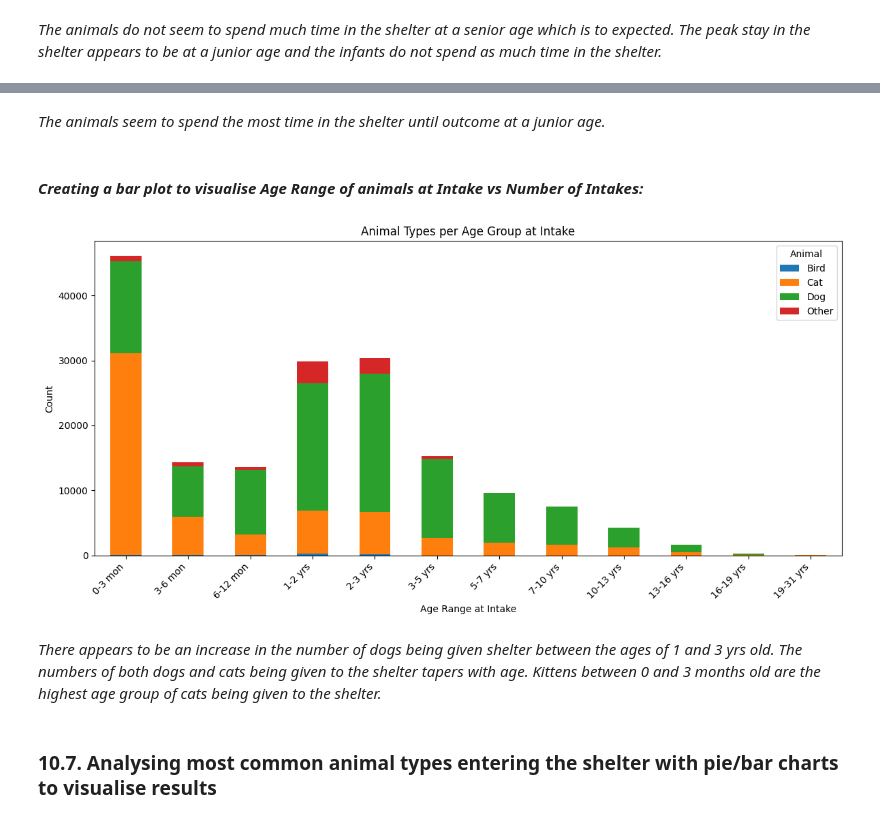
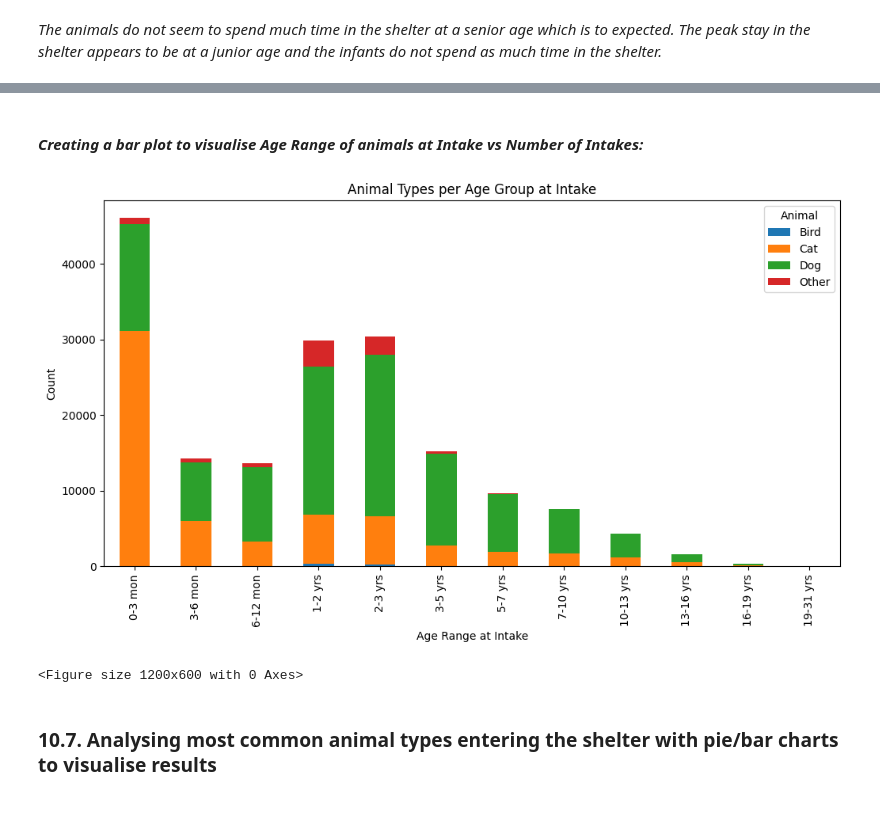
Before and after one commit to a-messmer/AAC_prelim_data_analysis_project, a Jupyter notebook: Project-api.ipynb, the cells around one changed output, grey strips where cells are left out. Saved outputs shown, nothing was run; the diff lists cells and outputs as text; code cells hidden in the pictures.

```diff
--- a/Project-api.ipynb
+++ b/Project-api.ipynb
@@ -1308,28 +1302,25 @@ plt.show()
-# %% [markdown]
-*The animals seem to spend the most time in the shelter until outcome at a junior age.*
 # %% [markdown]
 #### *Creating a bar plot to visualise Age Range of animals at Intake vs Number of Intakes:*
 # %%
 # ensuring 'Age Range at Intake' column is string type:
 shelter_df['Animal', 'Age Range at Intake'] = shelter_df['Age Range at Intake'].astype(str)
 
 # Grouping and counting data by Age Range at Intake and Animal type:
 ageAnimalCounts = shelter_df.groupby(['Age Range at Intake', 'Animal']).size().unstack()
 
 # plotting a bar chart to show Animal Types adopted per Age Group:
 ax = ageAnimalCounts.plot(kind = 'bar', stacked = True, figsize = (12, 6))
+plt.figure(figsize = (12, 6))
 ax.set(xlabel = 'Age Range at Intake')
 ax.set(ylabel = 'Count')
 ax.set(title = 'Animal Types per Age Group at Intake')
-ax.set_xticklabels(ax.get_xticklabels(), rotation = 45, ha = 'right')
 ax.legend(title = 'Animal')
 
 plt.tight_layout()
 plt.show()
 # %% [output]
-[figure, old version]
+[figure, new version]
+<Figure size 1200x600 with 0 Axes>
-# %% [markdown]
-*There appears to be an increase in the number of dogs being given shelter between the ages of 1 and 3 yrs old. The numbers of both dogs and cats being given to the shelter tapers with age. Kittens between 0 and 3 months old are the highest age group of cats being given to the shelter.*
 # %% [markdown]
 ### 10.7. Analysing most common animal types entering the shelter with pie/bar charts to visualise results
 # %% [markdown]
```
Also changed, not shown: parts of 45 cells of this notebook.
